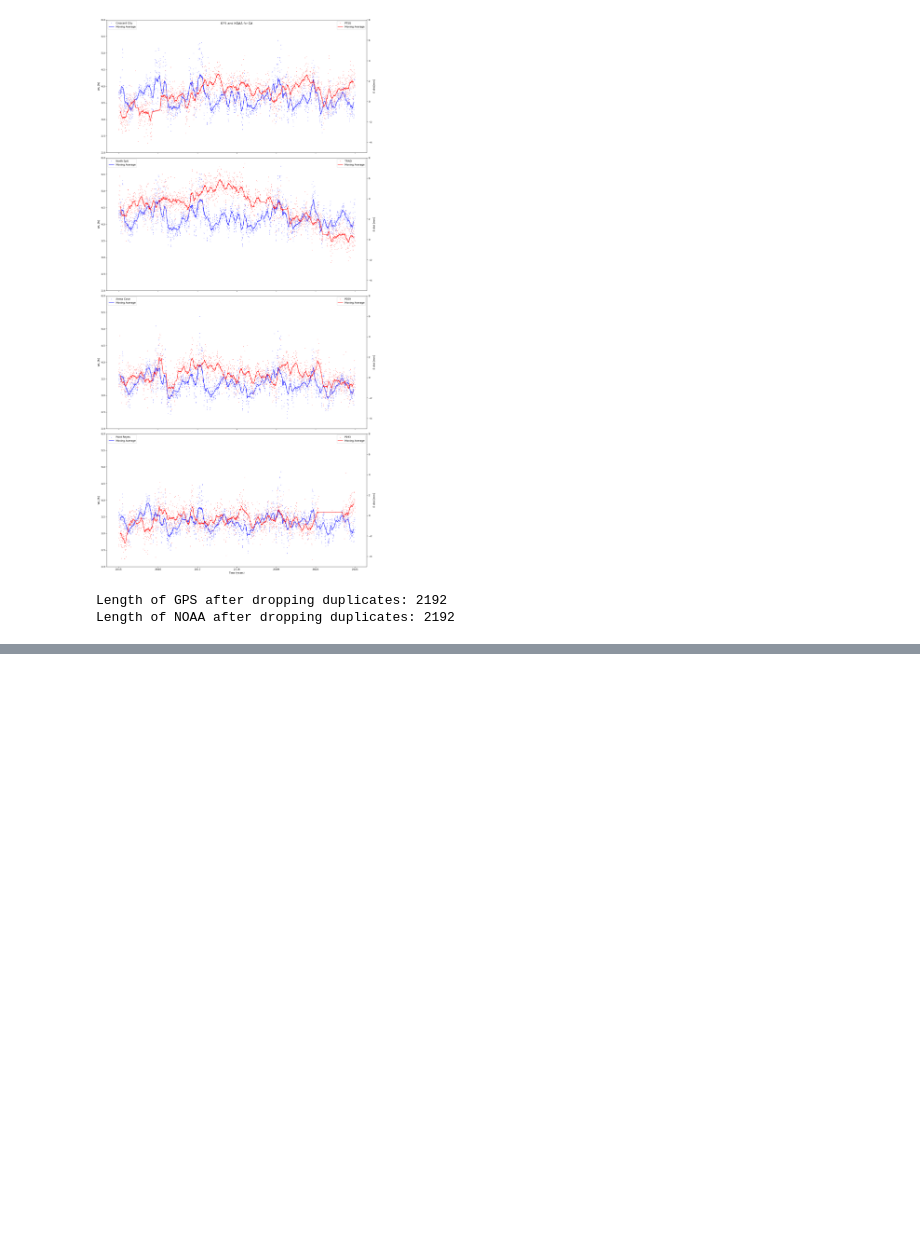
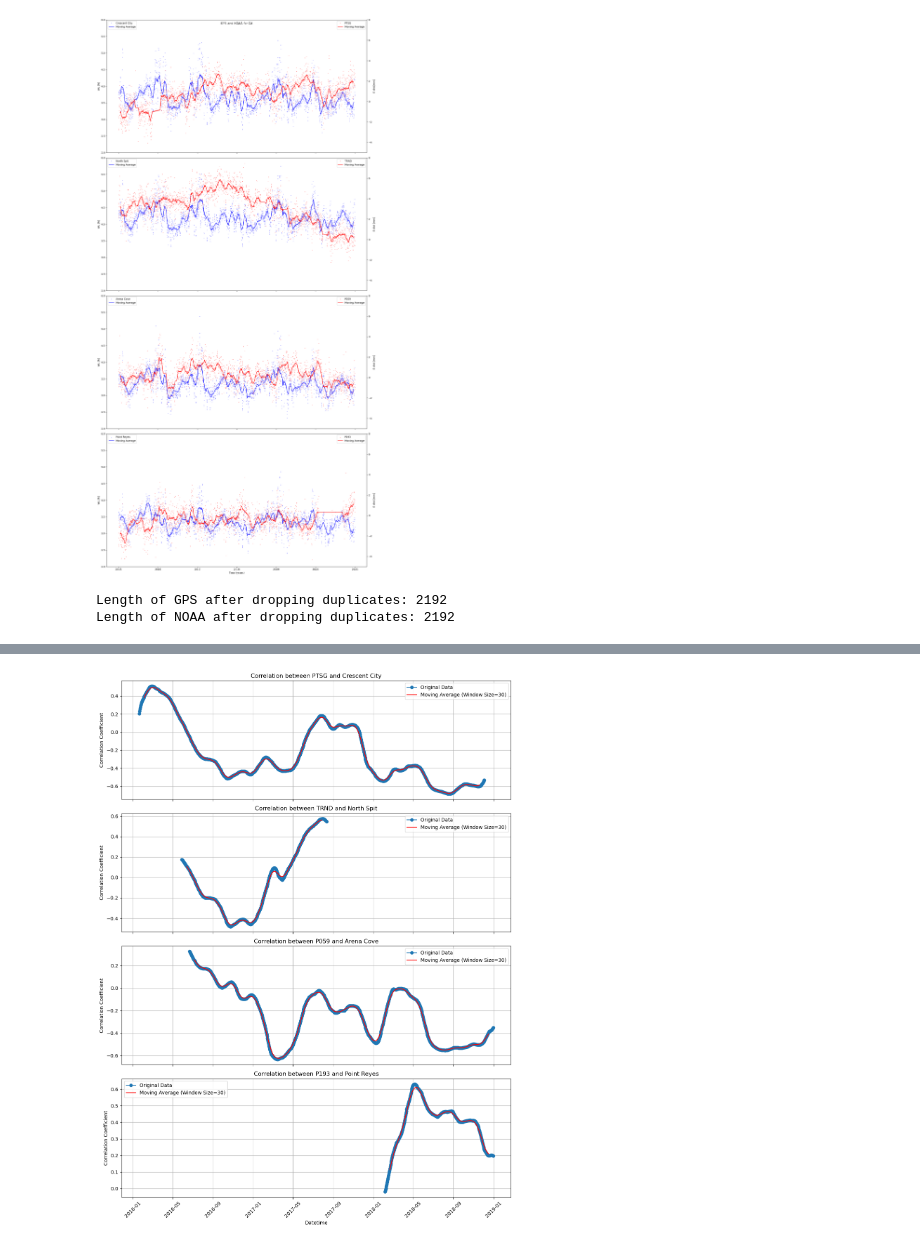
Before and after one commit to Benz-Poobua/Undergrad-Research-2, a Jupyter notebook: GPS-NOAA geodetic-climatic data.ipynb, the cells around one changed output, grey strips where cells are left out. Drawn from its saved outputs; the diff is of its cells as text; code cells hidden in the pictures; blank space fills up the shorter version.

```diff
--- a/GPS-NOAA geodetic-climatic data.ipynb
+++ b/GPS-NOAA geodetic-climatic data.ipynb
@@ -909,0 +939,5 @@ plt.show()
+# %%
+def create_array_from_series(series_name, window_size):
+    series = globals()[series_name]
+    array = [series.iloc[i:i+window_size].values for i in range(len(series)-window_size+1)]
+    return array
@@ -909,0 +956,61 @@ plt.show()
+# %%
+def calculate_correlation(wl_list, gps_list):
+    corr_list = []
+    for arr1, arr2 in zip(wl_list, gps_list):
+        crr = np.corrcoef(arr1, arr2)[0,1]
+        corr_list.append(crr)
+    return corr_list
+# %%
+corr_Crescent_City_PTSG = calculate_correlation(Crescent_City_array, PTSG_array)
+corr_North_Spit_TRND = calculate_correlation(North_Spit_array, TRND_array)
+corr_Arena_Cove_P059 = calculate_correlation(Arena_Cove_array, P059_array)
+corr_Point_Reyes_P193 = calculate_correlation(Point_Reyes_array, P193_array)
+# %%
+# Define window size
+window = 30
+
+# Calculate moving average for each correlation coefficient list
+moving_avg_Crescent_City_PTSG = np.convolve(corr_Crescent_City_PTSG, np.ones(window)/window, mode='same')
+moving_avg_North_Spit_TRND = np.convolve(corr_North_Spit_TRND, np.ones(window)/window, mode='same')
+moving_avg_Arena_Cove_P059 = np.convolve(corr_Arena_Cove_P059, np.ones(window)/window, mode='same')
+moving_avg_Point_Reyes_P193 = np.convolve(corr_Point_Reyes_P193, np.ones(window)/window, mode='same')
+
+# Create subplots
+fig, axes = plt.subplots(4, 1, figsize=(12, 16), sharex=True)
+
+# Plot each correlation coefficient subplot
+axes[0].plot(Crescent_City_df['Datetime'][:1828], corr_Crescent_City_PTSG, marker='o', linestyle='-', label='Original Data')
+axes[0].plot(Crescent_City_df['Datetime'][:1828], moving_avg_Crescent_City_PTSG, color='red', linestyle='-', label=f'Moving Average (Window Size={window})')
+axes[0].set_title('Correlation between PTSG and Crescent City')
+axes[0].set_ylabel('Correlation Coefficient')
+axes[0].legend()
+axes[0].grid(True)
+
+axes[1].plot(North_Spit_df['Datetime'][:1828], corr_North_Spit_TRND, marker='o', linestyle='-', label='Original Data')
+axes[1].plot(North_Spit_df['Datetime'][:1828], moving_avg_North_Spit_TRND, color='red', linestyle='-', label=f'Moving Average (Window Size={window})')
+axes[1].set_title('Correlation between TRND and North Spit')
+axes[1].set_ylabel('Correlation Coefficient')
+axes[1].legend()
+axes[1].grid(True)
+
+axes[2].plot(Arena_Cove_df['Datetime'][:1828], corr_Arena_Cove_P059, marker='o', linestyle='-', label='Original Data')
+axes[2].plot(Arena_Cove_df['Datetime'][:1828], moving_avg_Arena_Cove_P059, color='red', linestyle='-', label=f'Moving Average (Window Size={window})')
+axes[2].set_title('Correlation between P059 and Arena Cove')
+axes[2].set_ylabel('Correlation Coefficient')
+axes[2].legend()
+axes[2].grid(True)
+
+axes[3].plot(Point_Reyes_df['Datetime'][:1828], corr_Point_Reyes_P193, marker='o', linestyle='-', label='Original Data')
+axes[3].plot(Point_Reyes_df['Datetime'][:1828], moving_avg_Point_Reyes_P193, color='red', linestyle='-', label=f'Moving Average (Window Size={window})')
+axes[3].set_title('Correlation between P193 and Point Reyes')
+axes[3].set_ylabel('Correlation Coefficient')
+axes[3].legend()
+axes[3].grid(True)
+
+# Adjust layout
+plt.xlabel('Datetime')
+plt.xticks(rotation=45)
+plt.tight_layout()
+plt.show()
+# %% [output]
+[figure, added]
```
Also changed, not shown: parts of 16 cells of this notebook.
